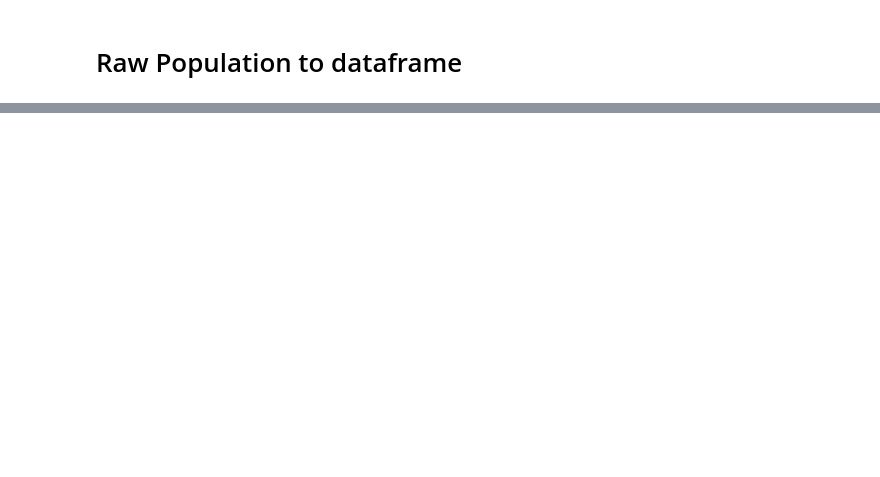
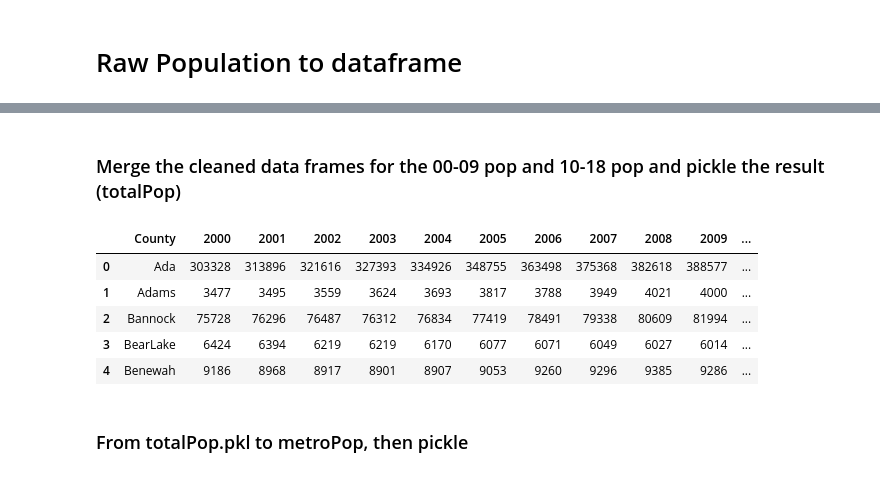
Before and after one commit to b-a-delight/Senior-Project, a Jupyter notebook: Raw_Data_Prep.ipynb, the cells around one changed output, grey strips where cells are left out. Cells and saved outputs as stored; diff of their text form; code cells hidden in the pictures; blank space fills up the shorter version.

```diff
--- a/Raw_Data_Prep.ipynb
+++ b/Raw_Data_Prep.ipynb
@@ -213,0 +183,14 @@ github test
+# %%
+rawPop1 = pd.read_pickle('rawPop1.pkl')
+temp1 = rawPop1.copy()
+temp1 = temp1.iloc[2:48]
+temp1 = temp1.replace(['County','\.','\s'],'', regex = True)
+cTemp = temp1['table with row headers in column A and column headers in rows 3 through 4 (leading dots indicate sub-parts)']
+temp1 = temp1.drop(['table with row headers in column A and column headers in rows 3 through 4 (leading dots indicate sub-parts)',
+                    'Unnamed: 1','Unnamed: 12','Unnamed: 13'], axis = 1)
+temp1 = temp1.astype(int)
+temp1.columns = temp1.iloc[0]
+temp1 = temp1.iloc[2:]
+temp1['County'] = cTemp
+pop1 = temp1.copy()
+pop1.head(5)
@@ -213,0 +206,16 @@ github test
+# %%
+rawPop2 = pd.read_pickle('rawPop2.pkl')
+temp2 = rawPop2.copy()
+temp2 = temp2.replace(['Population Estimate \(as of July 1\) \- ','County, Idaho'],'', regex = True)
+temp2.columns = temp2.iloc[0]
+#temp2 = temp_df.iloc[2:]
+cT2 = temp2['Geography']
+temp2 = temp2.drop(['Id','Id2','Geography','April 1, 2010 - Census',
+                     'April 1, 2010 - Estimates Base'], axis = 1)
+temp2 = temp2.astype(int)
+temp2['County'] = cT2
+temp2 = temp2.iloc[1:]
+temp2 = temp2.replace('\s','', regex = True)
+
+pop2 = temp2.copy()
+pop2.head(5)
@@ -213,0 +229,21 @@ github test
+# %% [markdown]
+### Merge the cleaned data frames for the 00-09 pop and 10-18 pop and pickle the result (totalPop)
+# %%
+totalPop = pd.merge(pop2,pop1, on = 'County')
+
+# Reorder columns, not all column titles are str some are int, going to
+# transpose df so will turn them all into factors then
+totalPop = totalPop[["County",2000,2001,2002,2003,2004,2005,2006,2007,
+                    2008,2009,"2010","2011","2012","2013","2014","2015",
+                    "2016","2017","2018"]]
+
+
+totalPop.to_pickle('totalPop.pkl')
+totalPop.head(5)
+# %% [output]
+|  | County | 2000 | 2001 | 2002 | 2003 | 2004 | 2005 | 2006 | 2007 | 2008 | 2009 | ... |
+| 0 | Ada | 303328 | 313896 | 321616 | 327393 | 334926 | 348755 | 363498 | 375368 | 382618 | 388577 | ... |
+| 1 | Adams | 3477 | 3495 | 3559 | 3624 | 3693 | 3817 | 3788 | 3949 | 4021 | 4000 | ... |
+| 2 | Bannock | 75728 | 76296 | 76487 | 76312 | 76834 | 77419 | 78491 | 79338 | 80609 | 81994 | ... |
+| 3 | BearLake | 6424 | 6394 | 6219 | 6219 | 6170 | 6077 | 6071 | 6049 | 6027 | 6014 | ... |
+| 4 | Benewah | 9186 | 8968 | 8917 | 8901 | 8907 | 9053 | 9260 | 9296 | 9385 | 9286 | ... |
@@ -213,0 +253,2 @@ github test
+# %% [markdown]
+### From totalPop.pkl to metroPop, then pickle
```
Also changed, not shown: parts of 47 cells of this notebook.
